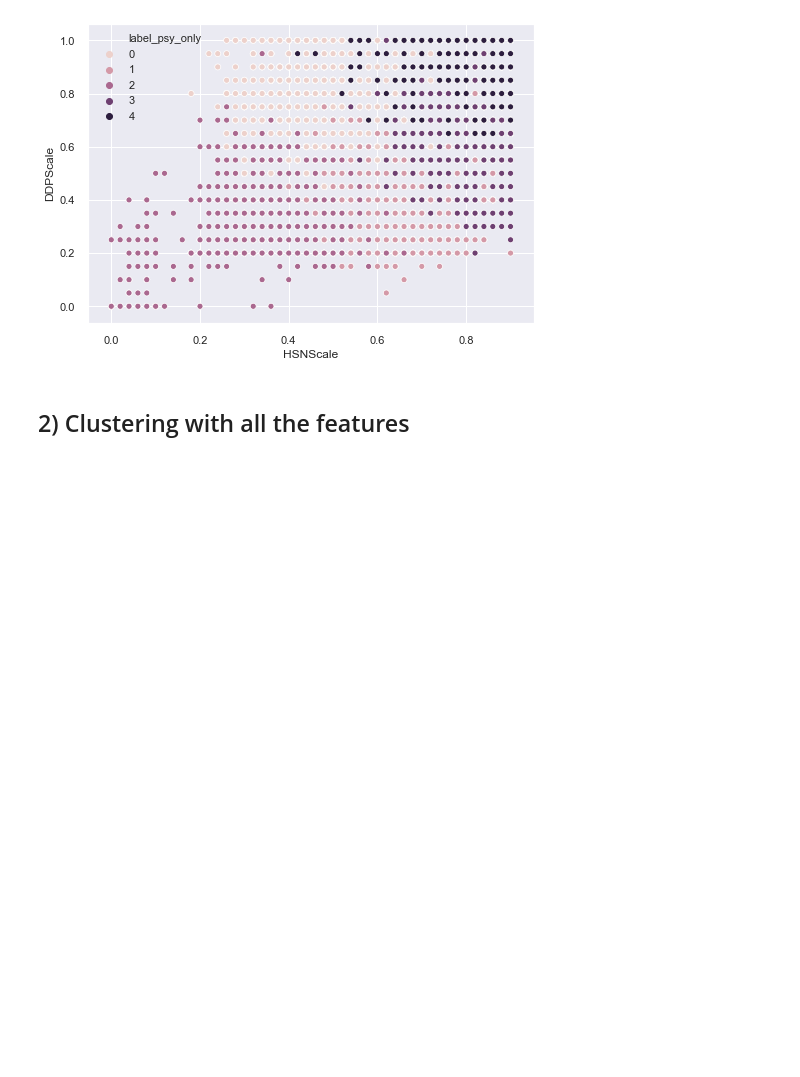
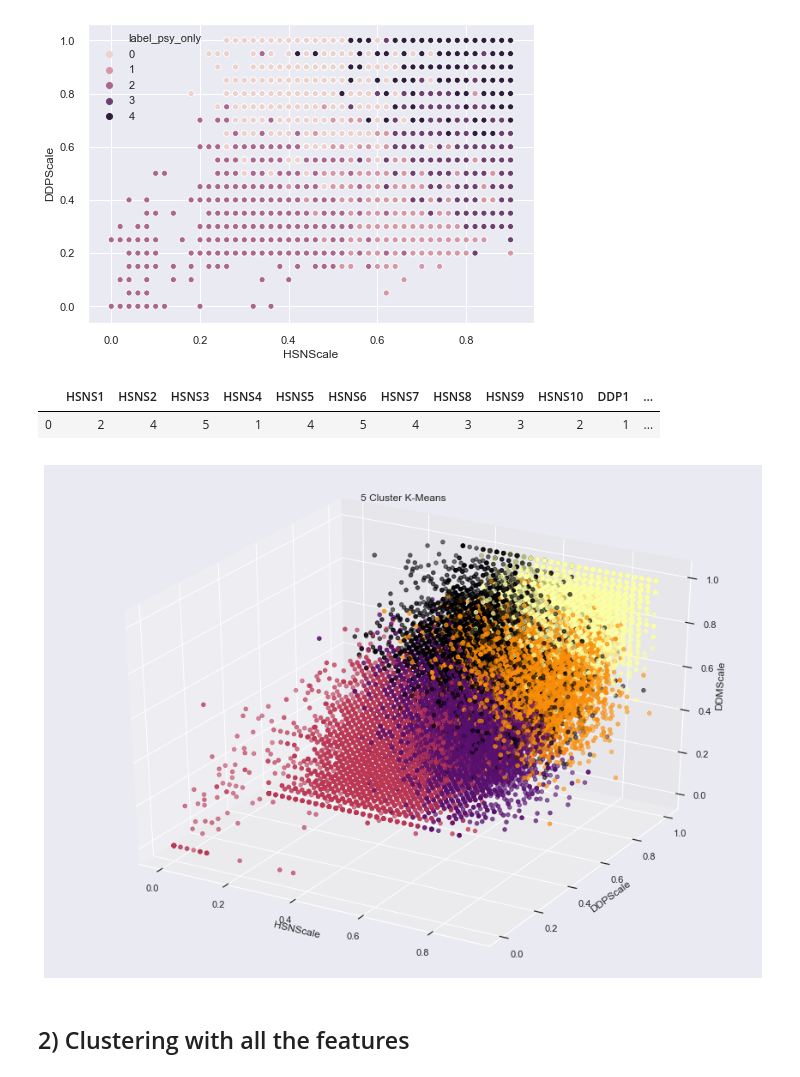
Before and after one commit to pengtianan/final-project, a Jupyter notebook: your-project/Unsupervised_clean.ipynb, the cells around one changed output. Cells and saved outputs as stored; diff of their text form; code cells hidden in the pictures; blank space fills up the shorter version.

```diff
--- a/your-project/Unsupervised_clean.ipynb
+++ b/your-project/Unsupervised_clean.ipynb
@@ -133,3 +126,32 @@ plt.show()
+# %%
+ds_plot = ds.copy()
+ds_plot["DDPScale"]= round(ds_plot.iloc[:,10:14].sum(axis=1)*5/100,2)
+ds_plot["DDNScale"]= round(ds_plot.iloc[:,14:18].sum(axis=1)*5/100,2)
+ds_plot["DDMScale"]= round(ds_plot.iloc[:,18:22].sum(axis=1)*5/100,2)
+# %%
+ds.head(1)
+# %% [output]
+|  | HSNS1 | HSNS2 | HSNS3 | HSNS4 | HSNS5 | HSNS6 | HSNS7 | HSNS8 | HSNS9 | HSNS10 | DDP1 | ... |
+| 0 | 2 | 4 | 5 | 1 | 4 | 5 | 4 | 3 | 3 | 2 | 1 | ... |
+# %%
+from mpl_toolkits.mplot3d import Axes3D
+
+fig = plt.figure()
+fig.set_size_inches(15,11)
+ax = fig.add_subplot(111, projection='3d')
+
+
+ax.scatter(ds_plot["HSNScale"],ds_plot["DDPScale"],ds_plot["DDMScale"],\
+          c=ds["label_psy_only"],cmap="inferno")
+
+ax.set_xlabel('HSNScale')
+ax.set_ylabel('DDPScale')
+ax.set_zlabel('DDMScale')
+plt.title('5 Cluster K-Means')
+
+plt.show()
+# %% [output]
+[figure, added]
 # %% [markdown]
 ## 2) Clustering with all the features
 # %% [markdown]
```
Also changed, not shown: parts of 6 cells of this notebook, 3 other files.
